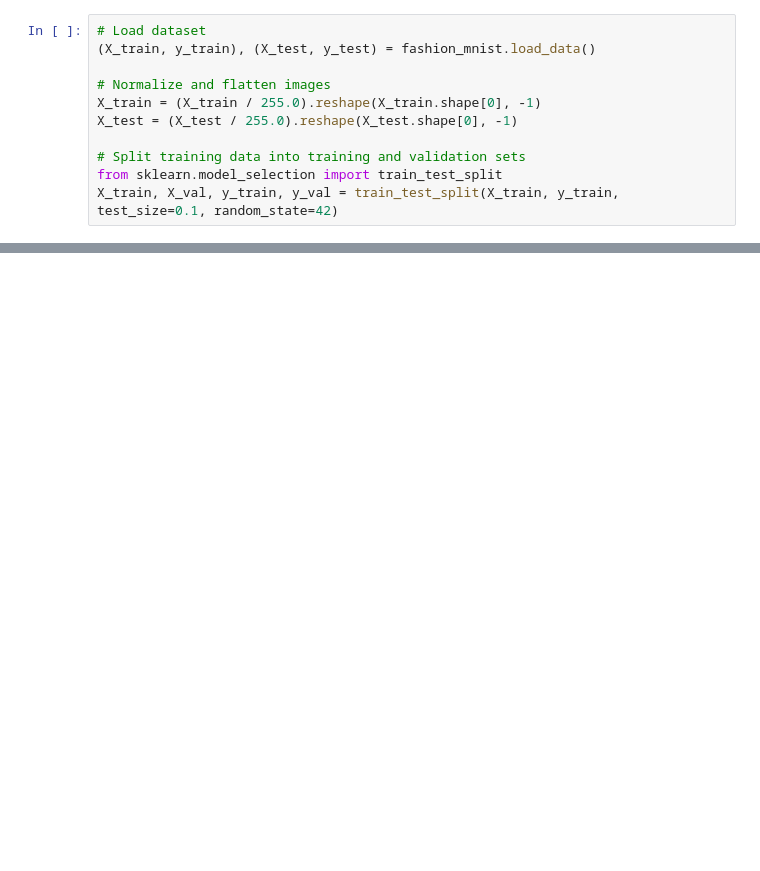
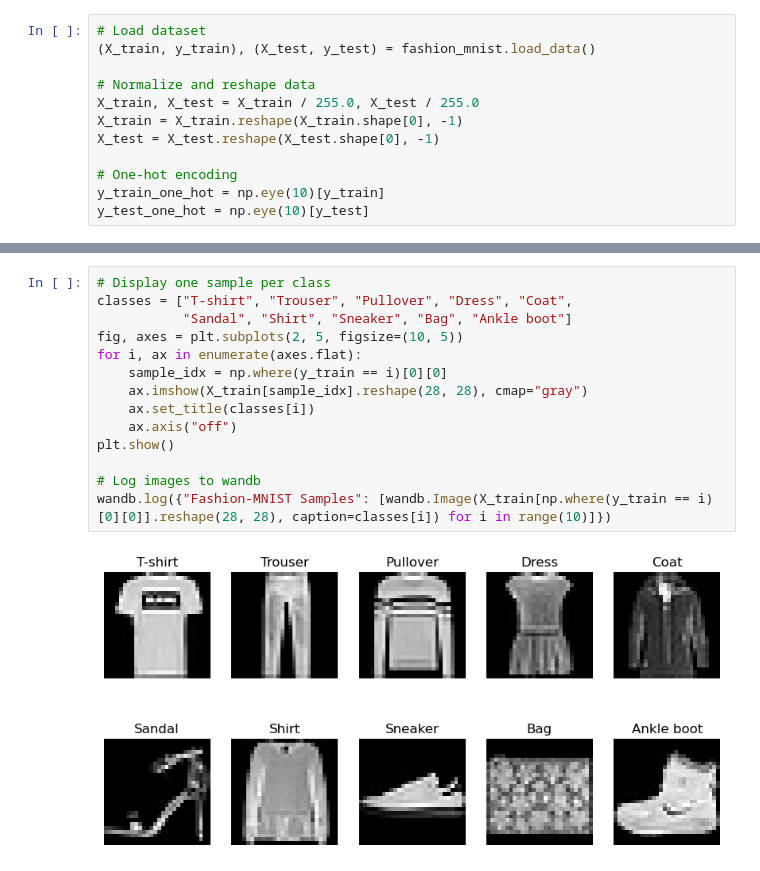
Before and after one commit to vinyk/DA6401_Assignment1, a Jupyter notebook: DA6401_Assignment1.ipynb, the cells around one changed output, grey strips where cells are left out. Drawn from its saved outputs; the diff is of its cells as text; blank space fills up the shorter version.

```diff
--- a/DA6401_Assignment1.ipynb
+++ b/DA6401_Assignment1.ipynb
@@ -250,10 +55,11 @@ sweep_config = {
 # Load dataset
 (X_train, y_train), (X_test, y_test) = fashion_mnist.load_data()
 
-# Normalize and flatten images
-X_train = (X_train / 255.0).reshape(X_train.shape[0], -1)
-X_test = (X_test / 255.0).reshape(X_test.shape[0], -1)
+# Normalize and reshape data
+X_train, X_test = X_train / 255.0, X_test / 255.0
+X_train = X_train.reshape(X_train.shape[0], -1)
+X_test = X_test.reshape(X_test.shape[0], -1)
 
-# Split training data into training and validation sets
-from sklearn.model_selection import train_test_split
-X_train, X_val, y_train, y_val = train_test_split(X_train, y_train, test_size=0.1, random_state=42)
+# One-hot encoding
+y_train_one_hot = np.eye(10)[y_train]
+y_test_one_hot = np.eye(10)[y_test]
@@ -332,0 +75,16 @@ Find logs at: ./wandb/run-20250306_030858-90rp36xj/logs
+# %%
+# Display one sample per class
+classes = ["T-shirt", "Trouser", "Pullover", "Dress", "Coat",
+           "Sandal", "Shirt", "Sneaker", "Bag", "Ankle boot"]
+fig, axes = plt.subplots(2, 5, figsize=(10, 5))
+for i, ax in enumerate(axes.flat):
+    sample_idx = np.where(y_train == i)[0][0]
+    ax.imshow(X_train[sample_idx].reshape(28, 28), cmap="gray")
+    ax.set_title(classes[i])
+    ax.axis("off")
+plt.show()
+
+# Log images to wandb
+wandb.log({"Fashion-MNIST Samples": [wandb.Image(X_train[np.where(y_train == i)[0][0]].reshape(28, 28), caption=classes[i]) for i in range(10)]})
+# %% [output]
+[figure, added]
```
Also changed, not shown: parts of 13 cells of this notebook.
